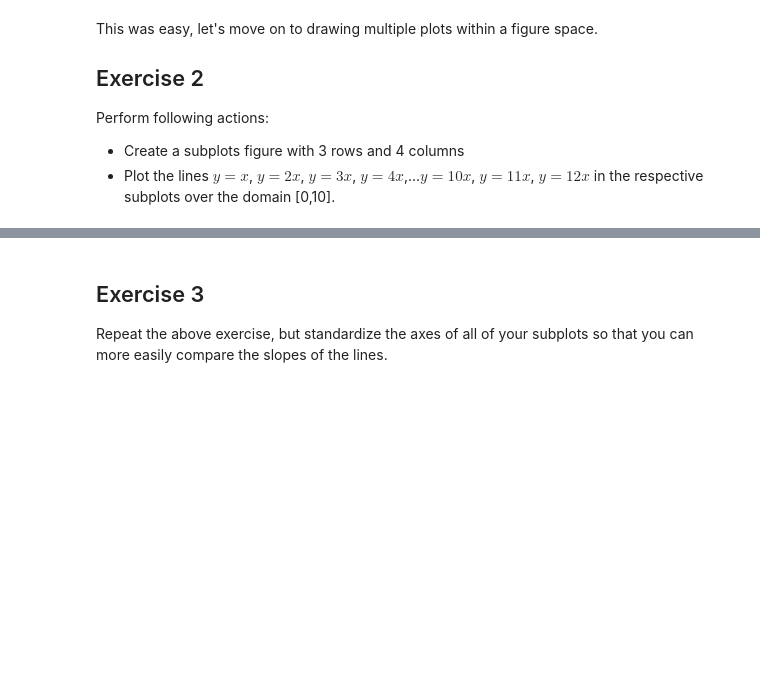
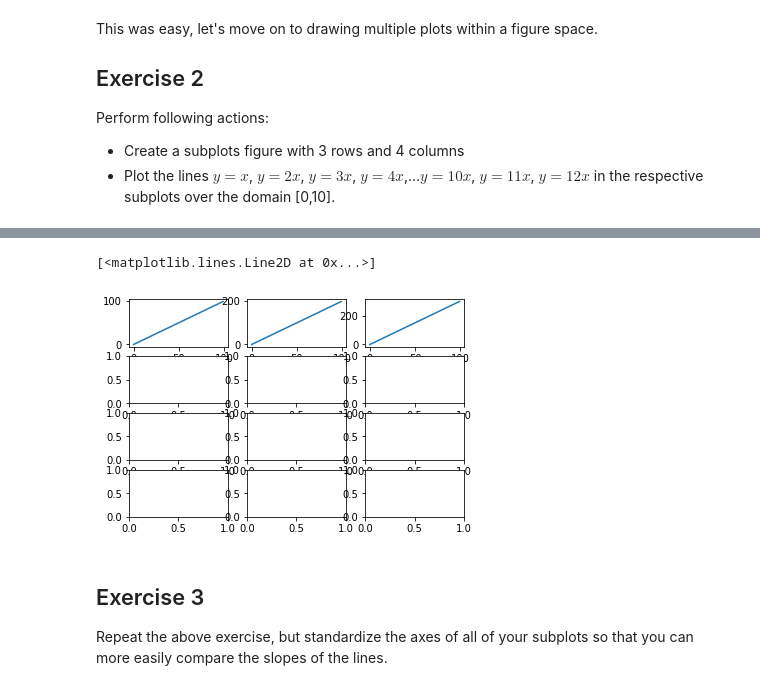
Before and after one commit to kemepley/dsc-more-practice-with-matplotlib-lab-dc-ds-career-042219, a Jupyter notebook: More Matplotlib Lab.ipynb, the cells around one changed output, grey strips where cells are left out. Drawn from its saved outputs; the diff is of its cells as text; code cells hidden in the pictures; blank space fills up the shorter version.

```diff
--- a/More Matplotlib Lab.ipynb
+++ b/More Matplotlib Lab.ipynb
@@ -96,3 +104,22 @@ TypeError: unsupported operand type(s) for *: 'range' and 'int'
+# %%
+fig, axes = plt.subplots(ncols=3, nrows=4) #2 columns, 3 rows
+
+top_left = axes[0][0]
+top_middle = axes[0][1]
+top_right = axes[0][2]
+row2_col1 = axes[1][0]
+row2_col2 = axes[1][1]
+row2_col3 = axes[1][2]
+row3_col1 = axes[2][0]
+row3_col2 = axes[2][1]
+row3_col3 = axes[2][2]
+
+top_left.plot(x,x)
+top_middle.plot(x,2*x)
+top_right.plot(x, 3*x)
+# %% [output]
+[<matplotlib.lines.Line2D at 0x...>]
+[figure, added]
 # %% [markdown]
 ## Exercise 3
 
```
Also changed, not shown: parts of 4 cells of this notebook.
